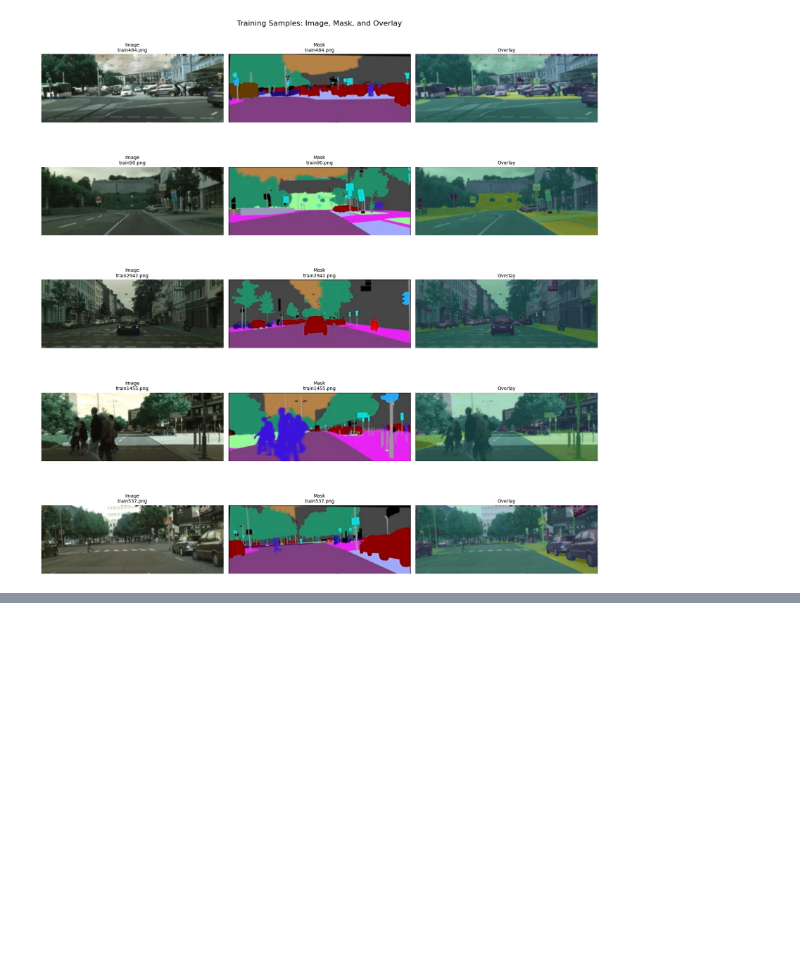
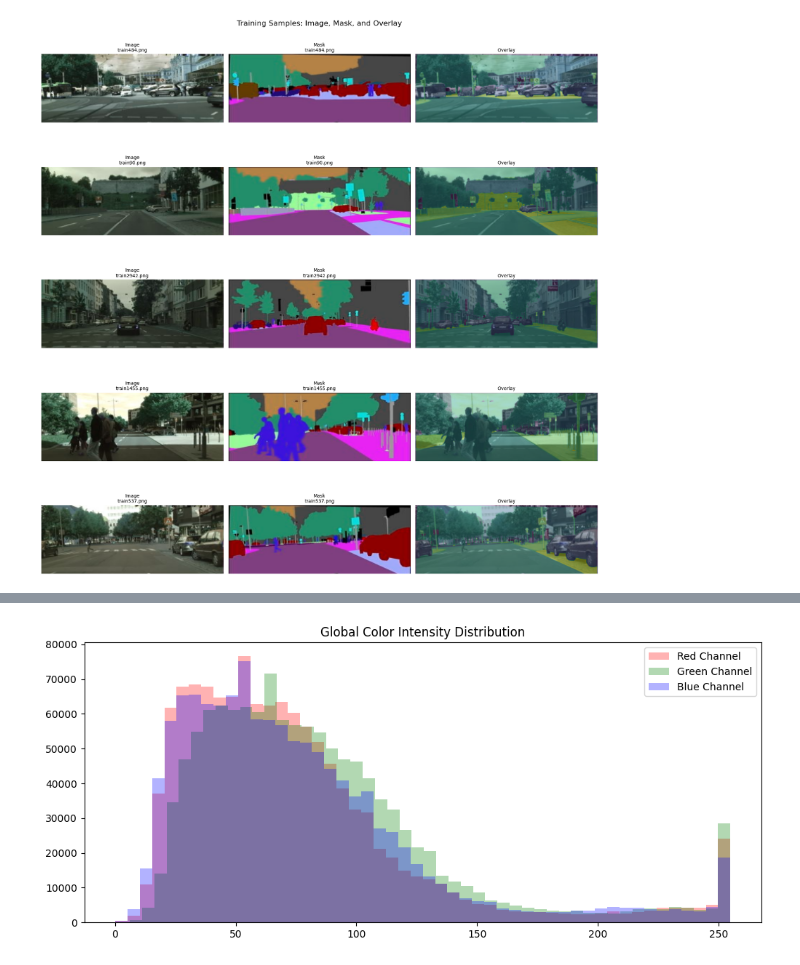
Before and after one commit to 0AliPrs0/UrbanSceneSeg, a Jupyter notebook: notebooks/seg.ipynb, the cells around one changed output, grey strips where cells are left out. Cells and saved outputs as stored; diff of their text form; code cells hidden in the pictures; blank space fills up the shorter version.

```diff
--- a/notebooks/seg.ipynb
+++ b/notebooks/seg.ipynb
@@ -106,0 +194,18 @@ plt.show()
+# %%
+# Cell 11: Main functionality description
+r, g, b = [], [], []
+for i in indices[:50]:
+    img_path = os.path.join(train_images_folder_path, train_imgs[i])
+    img = np.array(Image.open(img_path).convert('RGB'))
+    r.append(img[:,:,0].flatten())
+    g.append(img[:,:,1].flatten())
+    b.append(img[:,:,2].flatten())
+plt.figure(figsize=(12, 5))
+plt.hist(np.concatenate(r), bins=50, color='red', alpha=0.3, label='Red Channel')
+plt.hist(np.concatenate(g), bins=50, color='green', alpha=0.3, label='Green Channel')
+plt.hist(np.concatenate(b), bins=50, color='blue', alpha=0.3, label='Blue Channel')
+plt.title('Global Color Intensity Distribution')
+plt.legend()
+plt.show()
+# %% [output]
+[figure, added]
```
Also changed, not shown: parts of 19 cells of this notebook.
